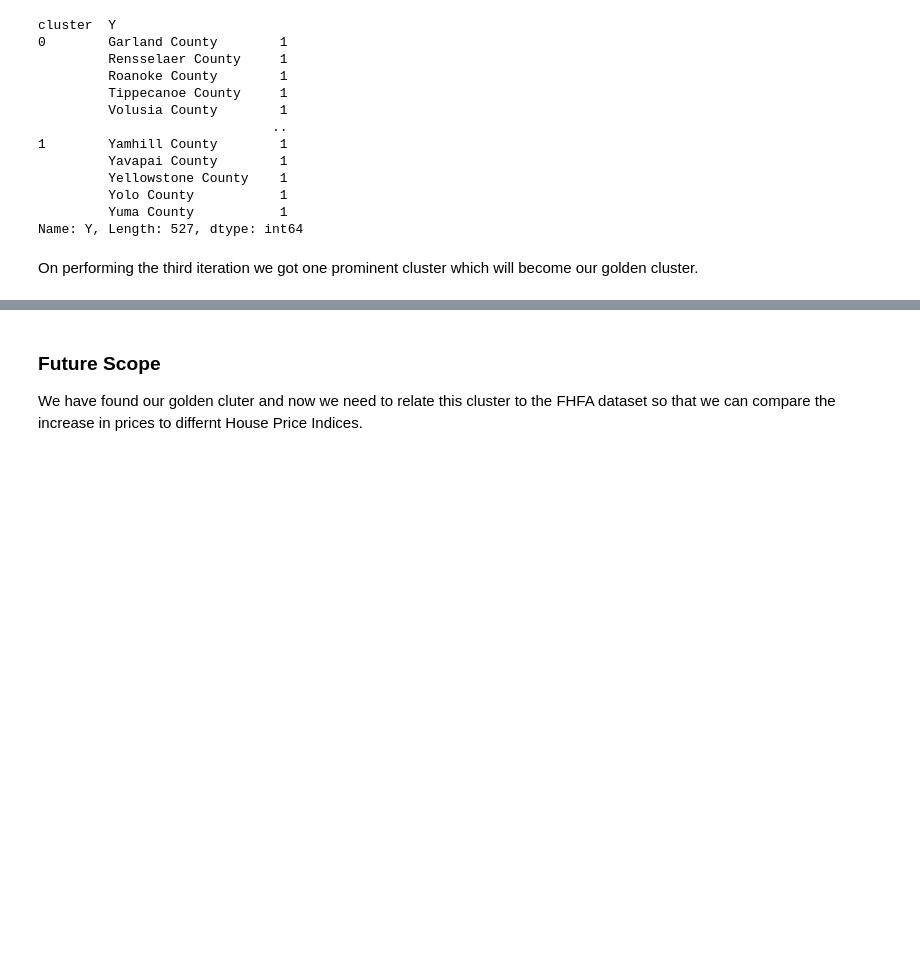
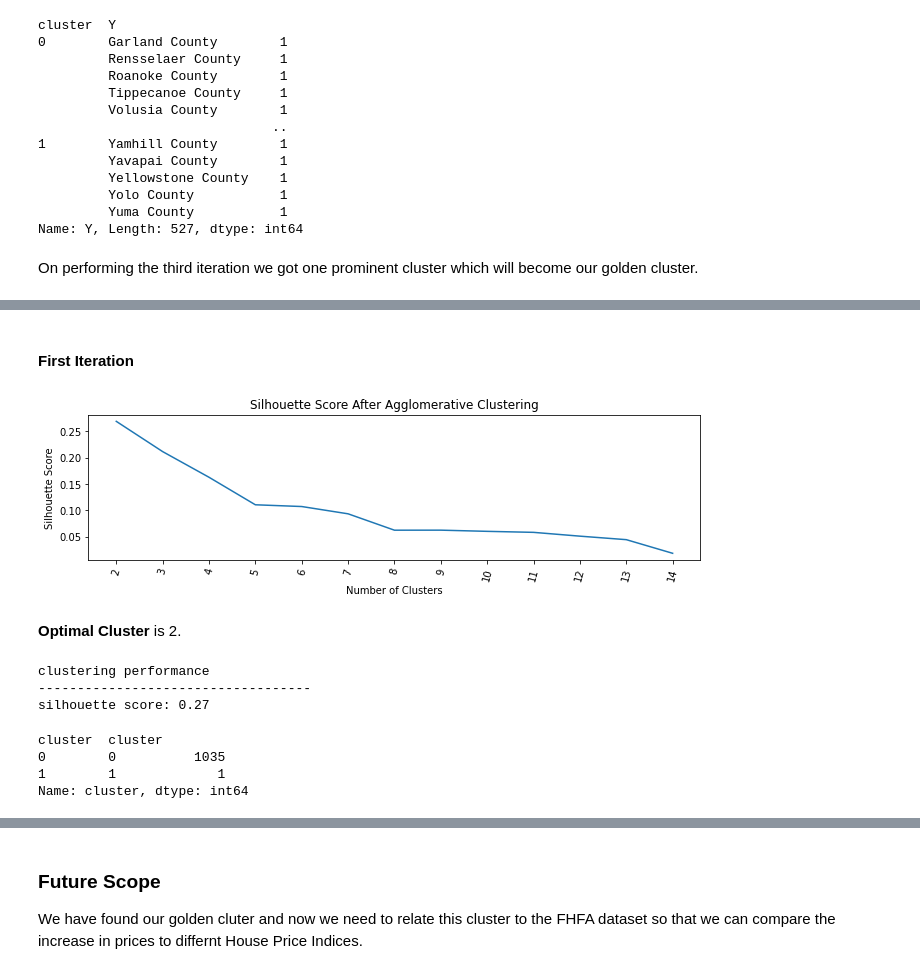
Before and after one commit to sidsanc/257_MachineLearning, a Jupyter notebook: Assignment_2/Fractal_Clustering/CMPE_257_Fractal_Clustering.ipynb, the cells around one changed output, grey strips where cells are left out. Drawn from its saved outputs; the diff is of its cells as text; code cells hidden in the pictures; blank space fills up the shorter version.

```diff
--- a/Assignment_2/Fractal_Clustering/CMPE_257_Fractal_Clustering.ipynb
+++ b/Assignment_2/Fractal_Clustering/CMPE_257_Fractal_Clustering.ipynb
@@ -312,0 +534,22 @@ On performing the third iteration we got one prominent cluster which will become
+# %% [markdown]
+#### First Iteration
+# %%
+plot_cluster_agglomerative(change_df_train, 15)
+# %% [output]
+[figure, added]
+# %% [markdown]
+**Optimal Cluster** is 2.
+# %%
+first_trial = apply_cluster(change_df_train, clusters=2)
+# %% [output]
+clustering performance
+-----------------------------------
+silhouette score: 0.27
+# %%
+cluster_perf_df = first_trial.groupby('cluster')
+cluster_perf_df['cluster'].value_counts()
+# %% [output]
+cluster  cluster
+0        0          1035
+1        1             1
+Name: cluster, dtype: int64
```
Also changed, not shown: parts of 37 cells of this notebook.
